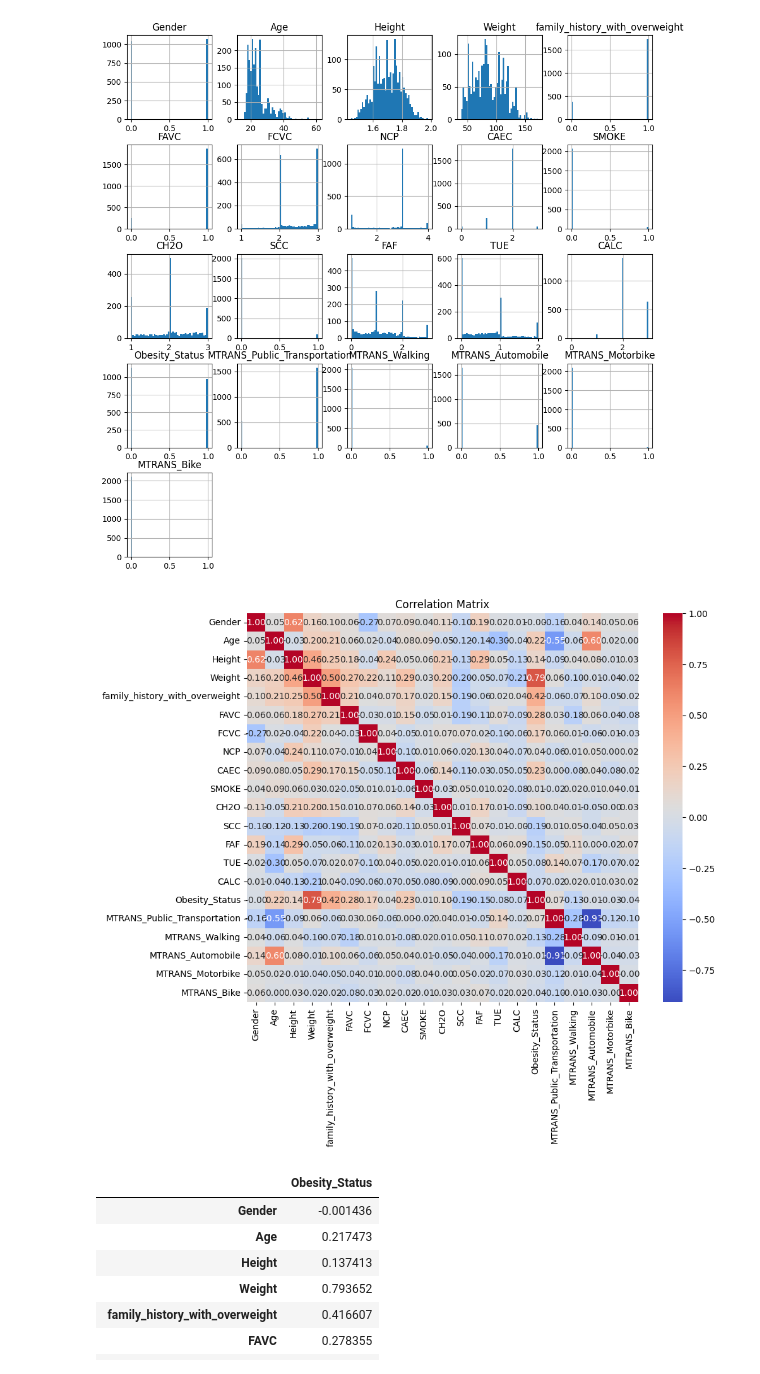
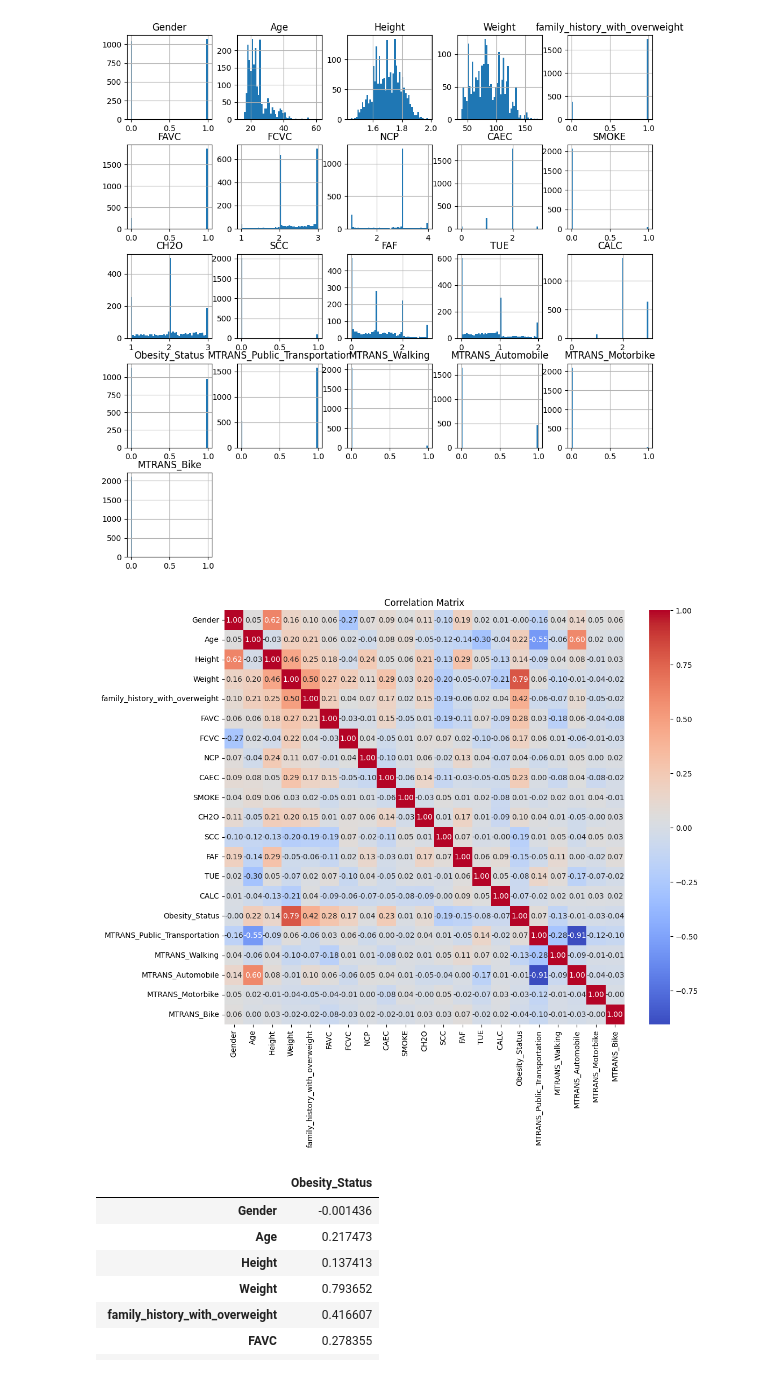
Before and after one commit to Nurbanuak/Presentation_project, a Jupyter notebook: main.ipynb, the cells around one changed output. Drawn from its saved outputs; the diff is of its cells as text; code cells hidden in the pictures.

```diff
--- a/obsity.ipynb
+++ b/main.ipynb
@@ -405,3 +405,13 @@ sns.countplot(x=df["CALC"], palette="viridis")
 plt.show()
 # %% [output]
 [figure]
+# %%
+df = pd.DataFrame(df)
+
+# Scatter plot çizin
+plt.figure(figsize=(10, 6))
+sns.scatterplot(x='Weight', y='Obesity_Status', data=df, hue='Obesity_Status', palette='viridis', s=100)
+plt.title('Scatter Plot of Weight vs. Obesity Status')
+plt.xlabel('Weight')
+plt.ylabel('Obesity Status')
+plt.show()
@@ -528,12 +540,12 @@ plt.show()
 [figure]
 # %%
 correlation_matrix = df.corr()
-plt.figure(figsize=(10, 8))
+plt.figure(figsize=(12, 10))
 sns.heatmap(correlation_matrix, annot=True, cmap='coolwarm', fmt=".2f")
 plt.title('Correlation Matrix')
 plt.show()
 # %% [output]
-[figure, old version]
+[figure, new version]
 # %%
 df.corr()[['Obesity_Status']]
 # %% [output]
```
Also changed, not shown: parts of 12 cells of this notebook, 1 other file.
